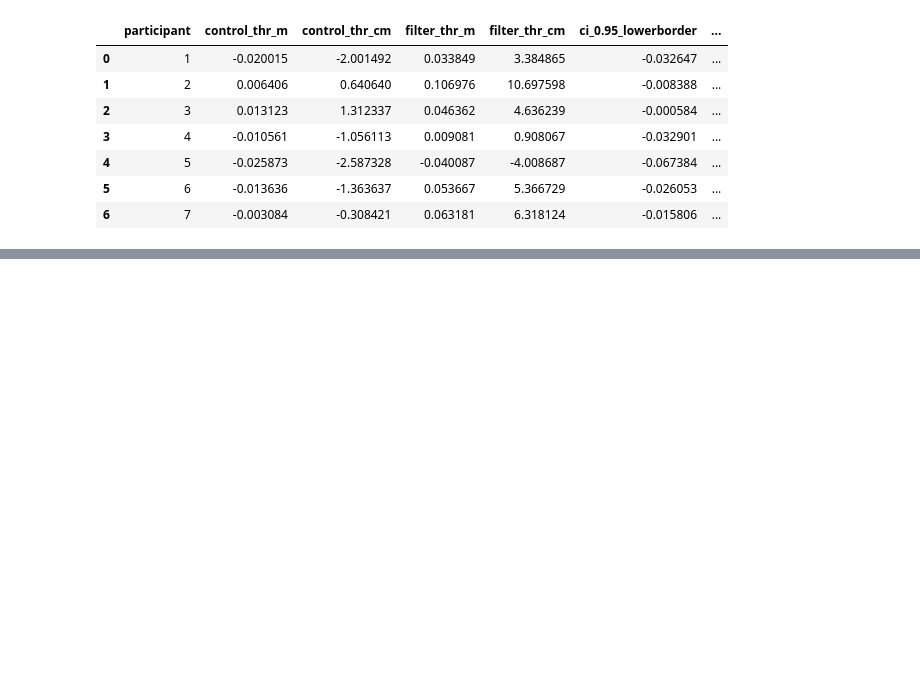
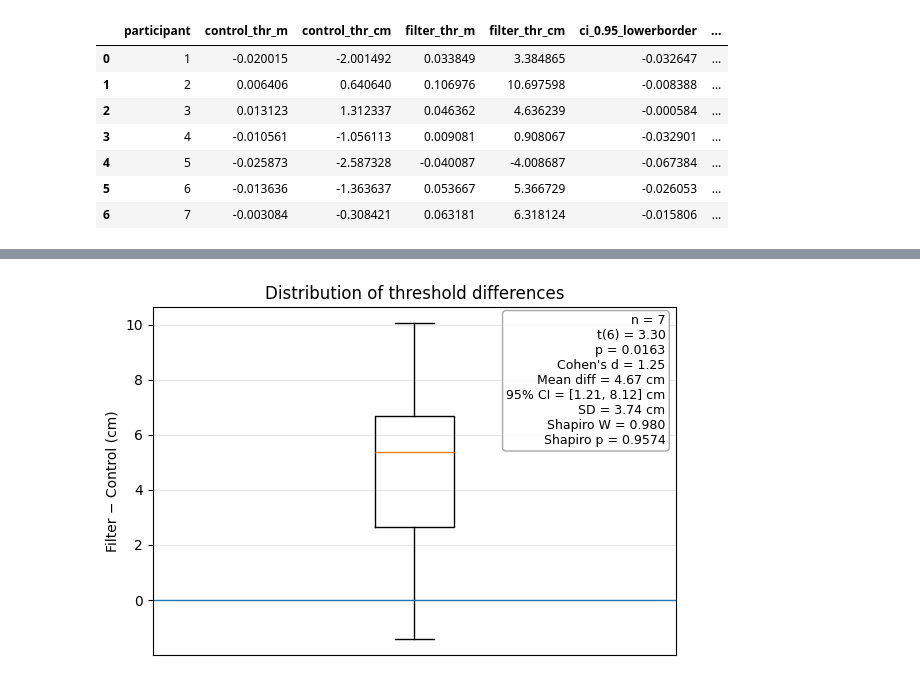
Before and after one commit to luamu/vr-pulfrich, a Jupyter notebook: Analysis/analysis.ipynb, the cells around one changed output, grey strips where cells are left out. Cells and saved outputs as stored; diff of their text form; code cells hidden in the pictures; blank space fills up the shorter version.

```diff
--- a/Analysis/analysis.ipynb
+++ b/Analysis/analysis.ipynb
@@ -288,3 +176,7 @@ df
 | 4 | 5 | -0.025873 | -2.587328 | -0.040087 | -4.008687 | -0.067384 | ... |
 | 5 | 6 | -0.013636 | -1.363637 | 0.053667 | 5.366729 | -0.026053 | ... |
 | 6 | 7 | -0.003084 | -0.308421 | 0.063181 | 6.318124 | -0.015806 | ... |
+# %%
+# add the IPD per participant in cm
+df["ipd_cm"] = [6.42, 6.42, 6.2, 6.27, 6.26, 6.62, 6.62]
+df
@@ -300,0 +219,70 @@ df
+# %%
+# data
+d = df["distance_cm"].astype(float).to_numpy()
+n = len(d)
+dfree = n - 1
+
+# one-sample t-test  (are the distance_cm values significantly different from 0?)
+t_res = stats.ttest_1samp(d, popmean=0.0)
+t_val = float(t_res.statistic)
+p_val = float(t_res.pvalue)
+
+# effect size (Cohen's d)
+cohens_d = d.mean() / d.std(ddof=1)
+
+# CI for mean (95%)
+def mean_ci(x, alpha=0.05):
+    x = np.asarray(x, dtype=float)
+    n = len(x)
+    mean = x.mean()
+    sd = x.std(ddof=1)
+    se = sd / np.sqrt(n)
+    tcrit = stats.t.ppf(1 - alpha/2, df=n-1)
+    return mean, (mean - tcrit * se, mean + tcrit * se)
+
+mean_diff, ci95 = mean_ci(d, alpha=0.05)
+
+# SD
+sd_diff = d.std(ddof=1)
+
+# normality check
+shapiro_res = stats.shapiro(d)
+sh_w = float(shapiro_res.statistic)
+sh_p = float(shapiro_res.pvalue)
+
+# ---- plot ----
+fig, ax = plt.subplots(figsize=(6, 4))
+
+ax.boxplot(d, vert=True)
+ax.axhline(0, linewidth=1)
+ax.set_xticks([])
+ax.set_ylabel("Filter − Control (cm)")
+ax.set_title("Distribution of threshold differences")
+
+# results text (legend-style box)
+results_text = "\n".join([
+    f"n = {n}",
+    f"t({dfree}) = {t_val:.2f}",
+    f"p = {p_val:.4f}",
+    f"Cohen's d = {cohens_d:.2f}",
+    f"Mean diff = {mean_diff:.2f} cm",
+    f"95% CI = [{ci95[0]:.2f}, {ci95[1]:.2f}] cm",
+    f"SD = {sd_diff:.2f} cm",
+    f"Shapiro W = {sh_w:.3f}",
+    f"Shapiro p = {sh_p:.4f}",
+])
+
+# place the box inside the axes (top-right)
+ax.text(
+    0.98, 0.98, results_text,
+    transform=ax.transAxes,
+    ha="right", va="top",
+    fontsize=9,
+    bbox=dict(boxstyle="round", facecolor="white", alpha=0.85, edgecolor="0.6")
+)
+
+ax.grid(True, axis="y", alpha=0.3)
+plt.tight_layout()
+plt.show()
+# %% [output]
+[figure, added]
```
Also changed, not shown: parts of 13 cells of this notebook.
